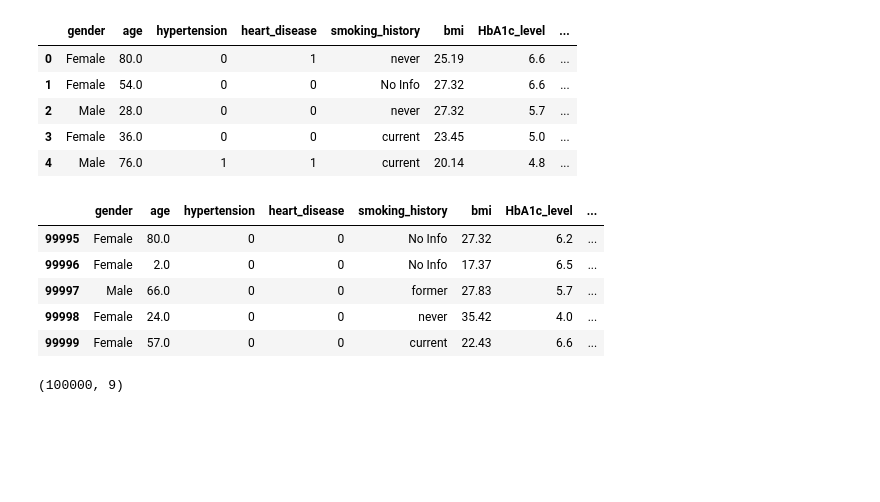
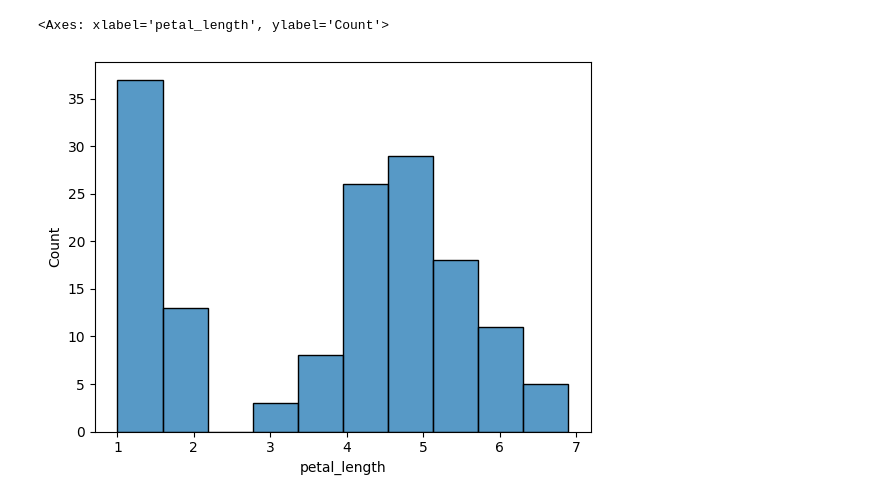
Before and after one commit to sreesahasrakurapati/DAV, a Jupyter notebook: Untitled1 (1).ipynb, the cells around one changed output. Saved outputs shown, nothing was run; the diff lists cells and outputs as text; code cells hidden in the pictures; blank space fills up the shorter version.

```diff
--- a/Untitled1 (1).ipynb
+++ b/Untitled1 (1).ipynb
@@ -3,24 +9,7 @@ import pandas as pd
 # %%
-df = pd.read_csv("diabetes_prediction_dataset.csv")
+df = pd.read_csv("IRIS.csv")
-# %%
-df.head()
-# %% [output]
-|  | gender | age | hypertension | heart_disease | smoking_history | bmi | HbA1c_level | ... |
-| 0 | Female | 80.0 | 0 | 1 | never | 25.19 | 6.6 | ... |
-| 1 | Female | 54.0 | 0 | 0 | No Info | 27.32 | 6.6 | ... |
-| 2 | Male | 28.0 | 0 | 0 | never | 27.32 | 5.7 | ... |
-| 3 | Female | 36.0 | 0 | 0 | current | 23.45 | 5.0 | ... |
-| 4 | Male | 76.0 | 1 | 1 | current | 20.14 | 4.8 | ... |
-# %%
-df.tail()
-# %% [output]
-|  | gender | age | hypertension | heart_disease | smoking_history | bmi | HbA1c_level | ... |
-| 99995 | Female | 80.0 | 0 | 0 | No Info | 27.32 | 6.2 | ... |
-| 99996 | Female | 2.0 | 0 | 0 | No Info | 17.37 | 6.5 | ... |
-| 99997 | Male | 66.0 | 0 | 0 | former | 27.83 | 5.7 | ... |
-| 99998 | Female | 24.0 | 0 | 0 | never | 35.42 | 4.0 | ... |
-| 99999 | Female | 57.0 | 0 | 0 | current | 22.43 | 6.6 | ... |
-# %%
-df.shape
-# %% [output]
-(100000, 9)
+# %%
+sns.histplot(data=df,x="petal_length",bins=10)
+# %% [output]
+<Axes: xlabel='petal_length', ylabel='Count'>
+[figure, added]
```
Also changed, not shown: parts of 33 cells of this notebook.
